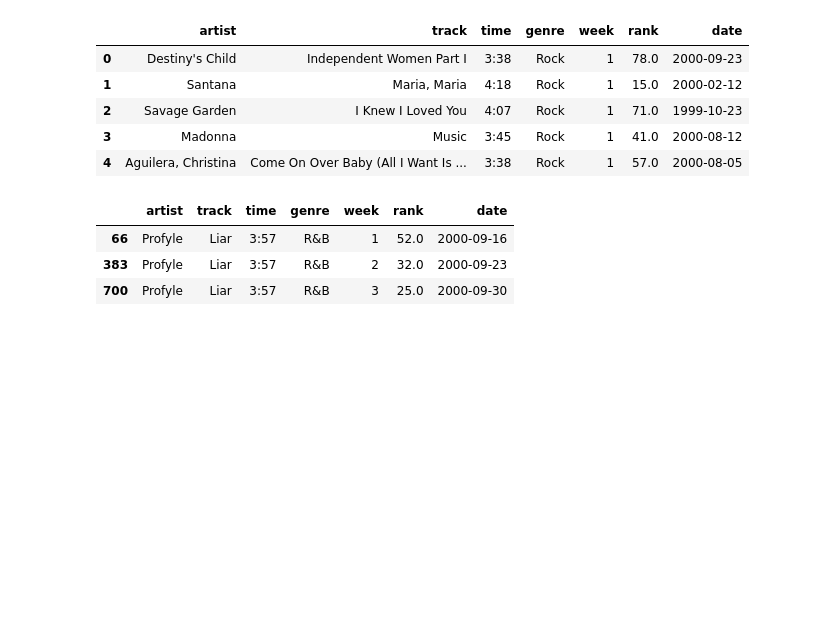
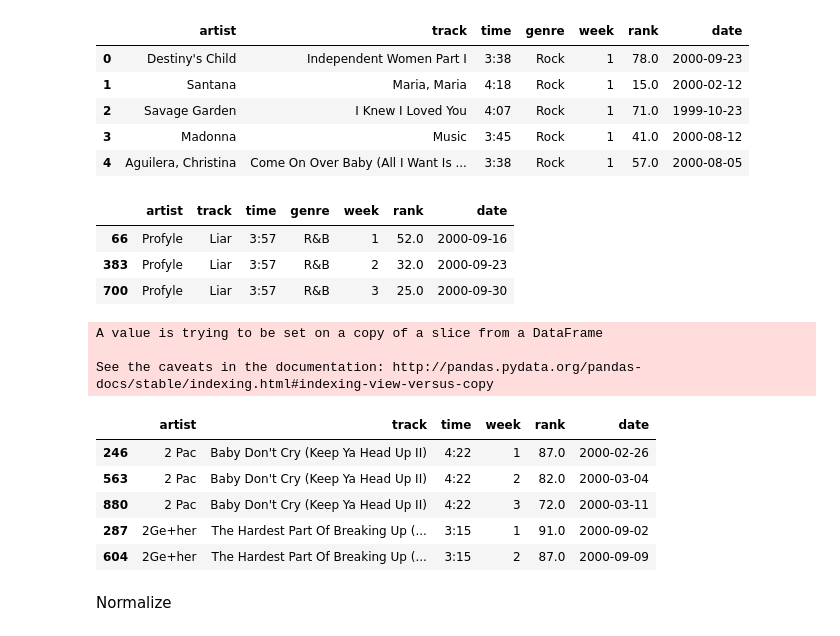
Before and after one commit to aicharya/PyStatsLi, a Jupyter notebook: Data_Cleaning.ipynb, the cells around one changed output. Saved outputs shown, nothing was run; the diff lists cells and outputs as text; code cells hidden in the pictures; blank space fills up the shorter version.

```diff
--- a/Data_Cleaning.ipynb
+++ b/Data_Cleaning.ipynb
@@ -137,7 +137,7 @@ bmolten['week'].apply(lambda s: int(s[2]))
 950    3
 Name: week, Length: 951, dtype: int64
 # %%
-#bmolten['week']= bmolten['week'].apply(lambda s: int(s[2]))
+bmolten['week']= bmolten['week'].apply(lambda s: int(s[2]))
 bmolten.head()
 # %% [output]
 |  | artist | track | time | genre | date.entered | week | rank |
@@ -224,3 +231,19 @@ bmolten.query("track == 'Liar'")
 | 66 | Profyle | Liar | 3:57 | R&B | 1 | 52.0 | 2000-09-16 |
 | 383 | Profyle | Liar | 3:57 | R&B | 2 | 32.0 | 2000-09-23 |
 | 700 | Profyle | Liar | 3:57 | R&B | 3 | 25.0 | 2000-09-30 |
+# %%
+bfinal = bmolten[['artist', 'track', 'time', 'week', 'rank', 'date']]
+bfinal.sort_values(['artist', 'track'], inplace = True)
+bfinal.head()
+# %% [output]
+A value is trying to be set on a copy of a slice from a DataFrame
+
+See the caveats in the documentation: http://pandas.pydata.org/pandas-docs/stable/indexing.html#indexing-view-versus-copy
+|  | artist | track | time | week | rank | date |
+| 246 | 2 Pac | Baby Don't Cry (Keep Ya Head Up II) | 4:22 | 1 | 87.0 | 2000-02-26 |
+| 563 | 2 Pac | Baby Don't Cry (Keep Ya Head Up II) | 4:22 | 2 | 82.0 | 2000-03-04 |
+| 880 | 2 Pac | Baby Don't Cry (Keep Ya Head Up II) | 4:22 | 3 | 72.0 | 2000-03-11 |
+| 287 | 2Ge+her | The Hardest Part Of Breaking Up (... | 3:15 | 1 | 91.0 | 2000-09-02 |
+| 604 | 2Ge+her | The Hardest Part Of Breaking Up (... | 3:15 | 2 | 87.0 | 2000-09-09 |
+# %% [markdown]
+Normalize
```
Also changed, not shown: parts of 26 cells of this notebook.
